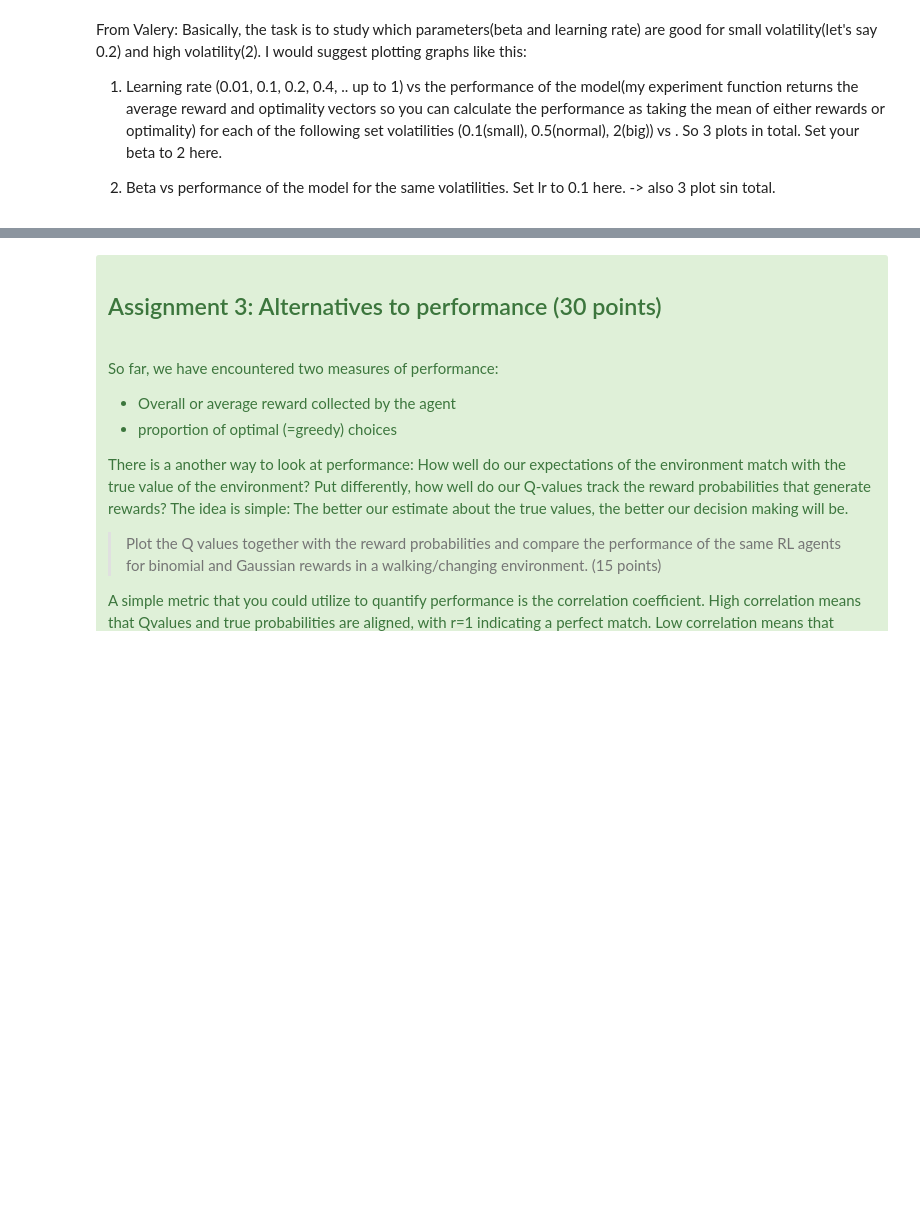
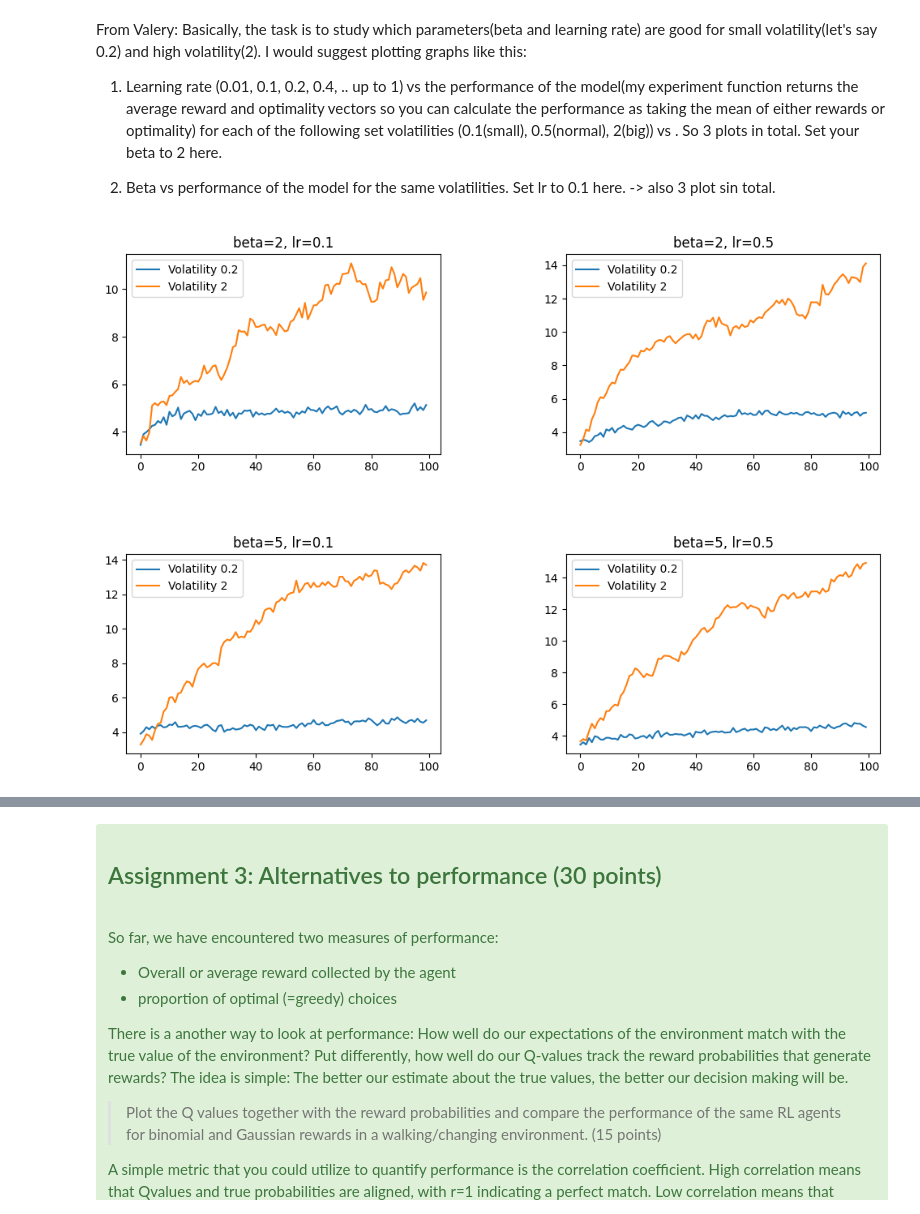
Before and after one commit to ValeriaRezan/CM_WG1, a Jupyter notebook: CogMod2_Valeria.ipynb, the cells around one changed output, grey strips where cells are left out. Cells and saved outputs as stored; diff of their text form; code cells hidden in the pictures; blank space fills up the shorter version.

Commit message:
assignment 2 part

```diff
--- a/CogMod2_Valeria.ipynb
+++ b/CogMod2_Valeria.ipynb
@@ -253,3 +253,39 @@ learning_rate = 0.1
 volatility = 0.5
 n_agents = 100 # decrease this if it takes too much time to compute
 rewards, optimallity = run_experiment(mean_values, gaussian_walking, beta = beta, learning_rate = learning_rate, volatility = volatility, n_agents=n_agents)
+# %%
+# Define parameters for Assignment 2
+mean_values = [2, 5]  # mean values as in the example provided
+n_agents = 100  # Number of agents
+n_trials = 100  # Number of trials
+learning_rates = [0.1, 0.5]  # A range of learning rates
+betas = [2, 5]  # Range of beta values
+volatilities = [0.2, 2]  # Low and high volatility
+
+results = {}
+
+for beta in betas:
+    for lr in learning_rates:
+        for volatility in volatilities:
+            key = f'beta_{beta}_lr_{lr}_vol_{volatility}'
+            rewards, optimality = run_experiment(mean_values, gaussian_walking, beta=beta, n_agents=n_agents, n_trials=n_trials, learning_rate=lr, volatility=volatility)
+            results[key] = {
+                "rewards": rewards,
+                "optimality": optimality
+            }
+
+fig, axs = plt.subplots(len(betas), len(learning_rates), figsize=(12, 8))
+plt.subplots_adjust(hspace=0.5, wspace=0.4)
+
+for i, beta in enumerate(betas):
+    for j, lr in enumerate(learning_rates):
+        for volatility in volatilities:
+            key = f'beta_{beta}_lr_{lr}_vol_{volatility}'
+            mean_rewards = np.mean(results[key]["rewards"], axis=0)
+            axs[i, j].plot(np.arange(n_trials), mean_rewards, label=f'Volatility {volatility}')
+            axs[i, j].set_title(f'beta={beta}, lr={lr}')
+            axs[i, j].legend()
+
+plt.show()
+# %% [output]
+[figure, added]
```
Also changed, not shown: parts of 6 cells of this notebook.
